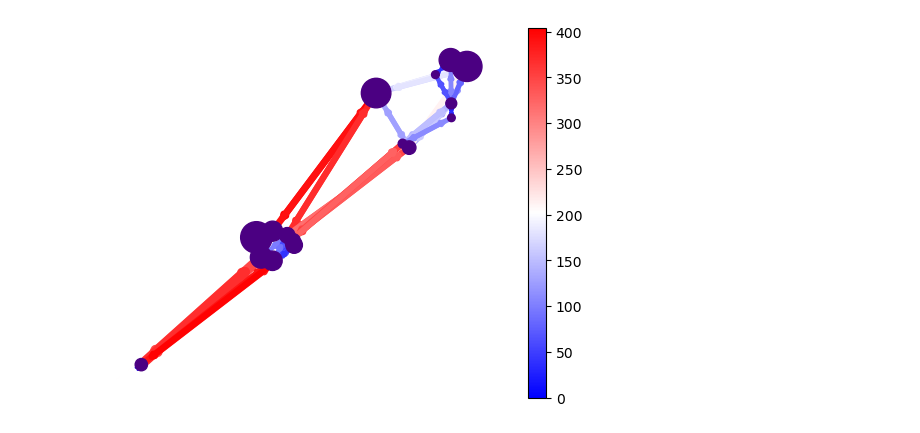
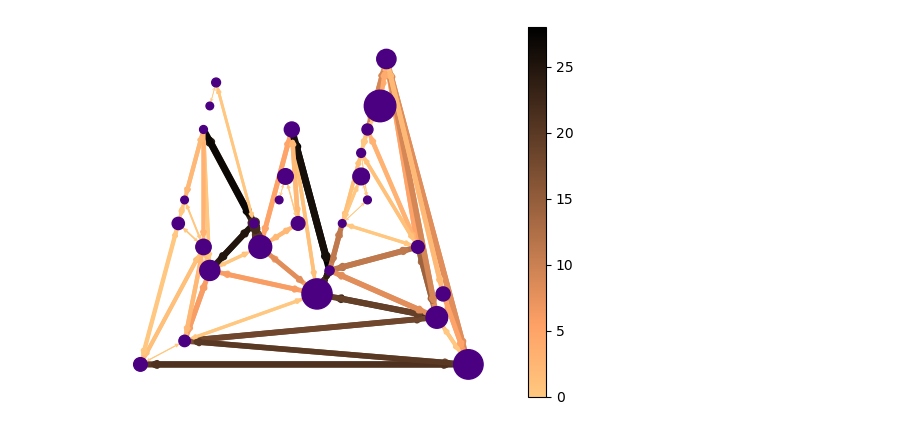
Before and after one commit to Iwomichu/slupsk-user-equilibrium, a Jupyter notebook: ex3.ipynb, the cells around one changed output. Saved outputs shown, nothing was run; the diff lists cells and outputs as text; code cells hidden in the pictures.

```diff
--- a/ex3.ipynb
+++ b/ex3.ipynb
@@ -2,6 +2,7 @@
 import pathlib
 
 import osmnx
+import networkx
 
 from clusters import Cluster, ClusterCentreStrategy
 from population import PopulationGeneratorConfig, generate_data_points
@@ -29,7 +30,7 @@ graph = osmnx.graph.graph_from_place(places, network_type="drive", custom_filter
 graph = osmnx.speed.add_edge_travel_times(osmnx.add_edge_speeds(graph))
 clusters = Cluster.consolidate_clusters(Cluster.clusterize_points(points, RESOLUTION, cluster_centre_strategy), graph, RESOLUTION)
 travels = TravelGenerator(config).generate_travels(clusters)
-assigner = IncrementalBatchRouteAssigner(h3_resolution=8, iterations_count=5, batch_size=100)
+assigner = IncrementalBatchRouteAssigner(h3_resolution=8, iterations_count=4, batch_size=10)
 # %%
 routes = assigner.assign_routes(travels, clusters, graph)
 # %%
@@ -69,7 +70,7 @@ import numpy as np
 import matplotlib as mpl
 import matplotlib.pyplot as plt
 
-pos = nx.kamada_kawai_layout(assigner.graph,)
+pos = nx.planar_layout(assigner.graph,)
 
 nodelist = cluster_by_id.keys()
 cluster_pops = [len(cluster.points) for cluster in cluster_by_id.values()]
@@ -83,32 +84,32 @@ widths = [
     .5+10*np.log(1 + (edge_volume - min(edge_volumes)) / (max(edge_volumes) - min(edge_volumes)) )
     for edge_volume in edge_volumes
 ]
 
 edge_traffic_slowdowns = [
     int(df[(df["start"] == start) & (df["end"] == end)]["traffic_slowdown"])
     for (start, end) in assigner.graph.edges
 ]
 edge_colors = edge_traffic_slowdowns
-cmap = plt.cm.bwr
+cmap = plt.cm.copper_r
 
 nodes = nx.draw_networkx_nodes(assigner.graph, pos, node_size=node_sizes, node_color="indigo")
 ax = plt.gca()
 edges = nx.draw_networkx_edges(
     assigner.graph,
     pos,
     ax=ax,
     node_size=node_sizes,
     arrowstyle="->",
     arrowsize=5,
     edge_color=edge_colors,
     edge_cmap=cmap,
     width=widths,
 )
 
 pc = mpl.collections.PatchCollection(edges, cmap=cmap)
 pc.set_array(edge_colors)
 ax.set_axis_off()
 plt.colorbar(pc, ax=ax)
 plt.show()
 # %% [output]
-[figure, old version]
+[figure, new version]
```
Also changed, not shown: parts of 10 cells of this notebook, 2 other files.
